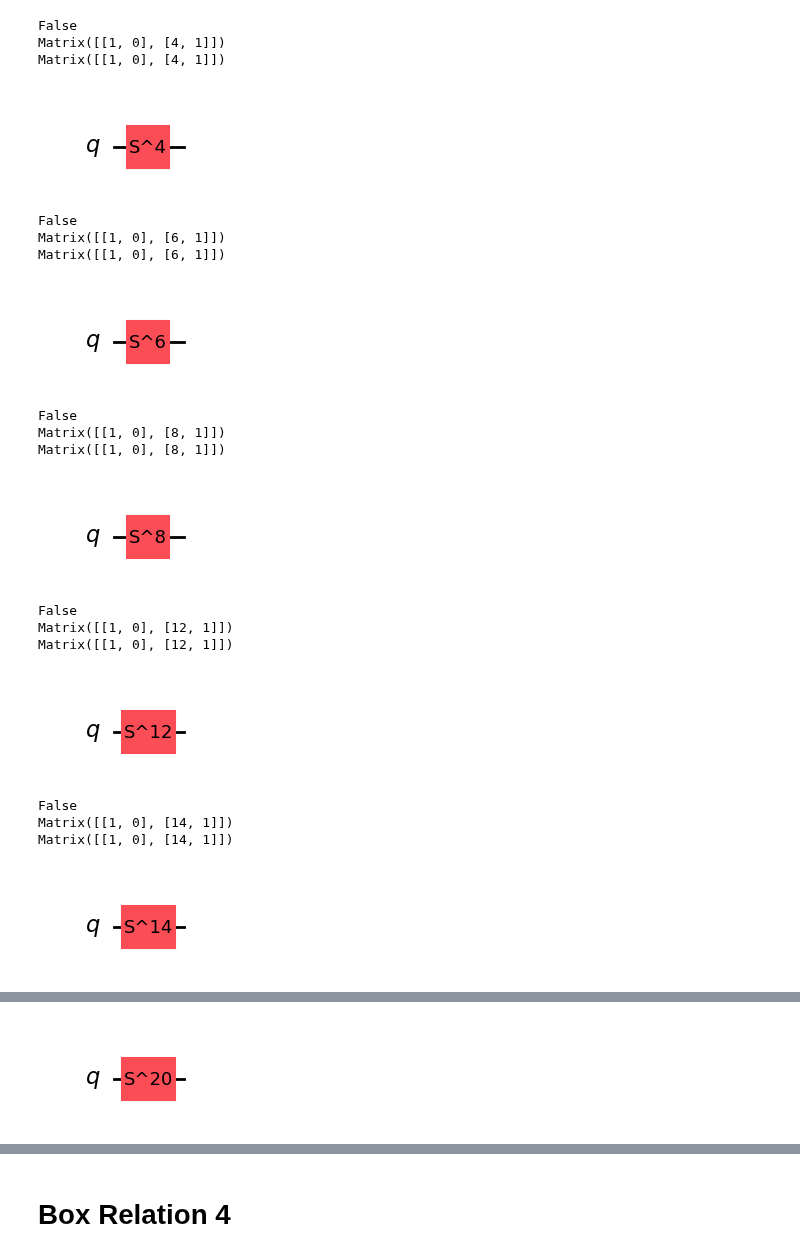
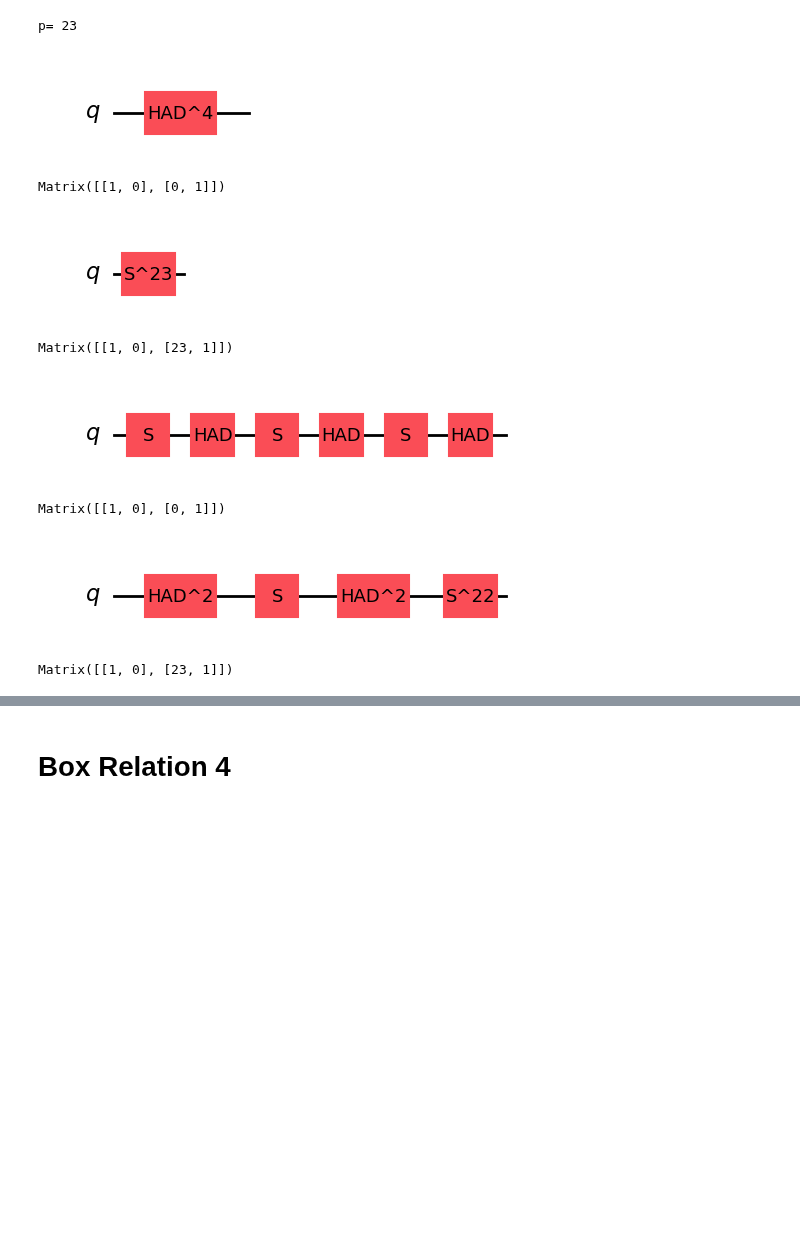
Before and after one commit to SarahMMMLi/QuditClifford, a Jupyter notebook: notebooks/BoxRelation-Soundness.ipynb, the cells around one changed output, grey strips where cells are left out. Cells and saved outputs as stored; diff of their text form; code cells hidden in the pictures; blank space fills up the shorter version.

```diff
--- a/notebooks/BoxRelation-Soundness.ipynb
+++ b/notebooks/BoxRelation-Soundness.ipynb
@@ -160,42 +162,55 @@ def compare_matrices(m1: Matrix, m2: Matrix, modulus: int = 0):
 # %%
 from sympy import symbols
-a = symbols("a")
-ainv = symbols("ainv")
-b = symbols("b")
-binv = symbols("binv")
-p = symbols("p")
-pinv = symbols("pinv")
 primes = [3, 5, 7, 11, 13, 19, 23]
 S = dizx.gates.S(0)
 H = dizx.gates.HAD(0)
+# p = symbols("p")
+# pinv = symbols("pinv")
+# C3lhs = dizx.Circuit(qudit_amount=1, dim=p)
+# C3rhs = dizx.Circuit(qudit_amount=1, dim=p)
+# C3lhs += S ** p
+# print(dizx.symplectic.compare_matrices(C3lhs.to_symplectic_matrix(), C3rhs.to_symplectic_matrix(), modulus=p))
+# m = C3lhs.to_symplectic_matrix()
+# print(m)
+# m_reduce = dizx.symplectic.reduce_matrix(m,[(p,pinv)])
+# print(m_reduce)
 for p in primes:
+    C2lhs = dizx.Circuit(qudit_amount=1, dim=p)
+    C2rhs = dizx.Circuit(qudit_amount=1, dim=p)
+    C2lhs += H ** 4
+    if dizx.symplectic.compare_matrices(C2lhs.to_symplectic_matrix(), C2rhs.to_symplectic_matrix(), modulus=p) == False:
+        print("Test C2 fails")
     C3lhs = dizx.Circuit(qudit_amount=1, dim=p)
     C3rhs = dizx.Circuit(qudit_amount=1, dim=p)
-    C3lhs += S ** (p+1)
-    print(dizx.symplectic.compare_matrices(C3lhs.to_symplectic_matrix(), C3rhs.to_symplectic_matrix(), modulus=p))
-    m = C3lhs.to_symplectic_matrix()
-    print(m)
-    # dizx.symplectic.reduce_matrix(m,[(p,pinv)])
-    print(dizx.symplectic.reduce_matrix(m,[(a,ainv),(b,binv)]))
-    display(C3lhs.draw())
+    C3lhs += S ** p
+    if dizx.symplectic.compare_matrices(C3lhs.to_symplectic_matrix(), C3rhs.to_symplectic_matrix(), modulus=p) == False:
+        print("Test C3 fails")
+    C4lhs = dizx.Circuit(qudit_amount=1, dim=p)
+    C4rhs = dizx.Circuit(qudit_amount=1, dim=p)
+    C4lhs += S + H + S + H + S + H
+    if dizx.symplectic.compare_matrices(C4lhs.to_symplectic_matrix(), C4rhs.to_symplectic_matrix(), modulus=p) == False:
+        print("Test C4 fails")
+    C5lhs = dizx.Circuit(qudit_amount=1, dim=p)
+    C5rhs = dizx.Circuit(qudit_amount=1, dim=p)
+    C5lhs += H ** 2 + S + H ** 2 + S ** (p-1)
+    if dizx.symplectic.compare_matrices(C5lhs.to_symplectic_matrix(), C5rhs.to_symplectic_matrix(), modulus=p) == False:
+        print("Test C5 fails")
+print("p=", p)
+display(C2lhs.draw())
+print(C2lhs.to_symplectic_matrix())
+display(C3lhs.draw())
+print(C3lhs.to_symplectic_matrix())
+display(C4lhs.draw())
+print(C4lhs.to_symplectic_matrix())
+display(C5lhs.draw())
+print(C5lhs.to_symplectic_matrix())
 # %% [output]
-False
-Matrix([[1, 0], [4, 1]])
-Matrix([[1, 0], [4, 1]])
+p= 23
-[figure, old version]
+[figure, new version]
-False
-Matrix([[1, 0], [6, 1]])
-Matrix([[1, 0], [6, 1]])
+Matrix([[1, 0], [0, 1]])
-[figure, old version]
+[figure, new version]
-False
-Matrix([[1, 0], [8, 1]])
-Matrix([[1, 0], [8, 1]])
+Matrix([[1, 0], [23, 1]])
-[figure, old version]
+[figure, new version]
-False
-Matrix([[1, 0], [12, 1]])
-Matrix([[1, 0], [12, 1]])
+Matrix([[1, 0], [0, 1]])
-[figure, old version]
+[figure, new version]
-False
-Matrix([[1, 0], [14, 1]])
-Matrix([[1, 0], [14, 1]])
+Matrix([[1, 0], [23, 1]])
-[figure, removed]
@@ -205 +216,0 @@ Matrix([[1, 0], [20, 1]])
-[figure, removed]
```
Also changed, not shown: parts of 4 cells of this notebook.
